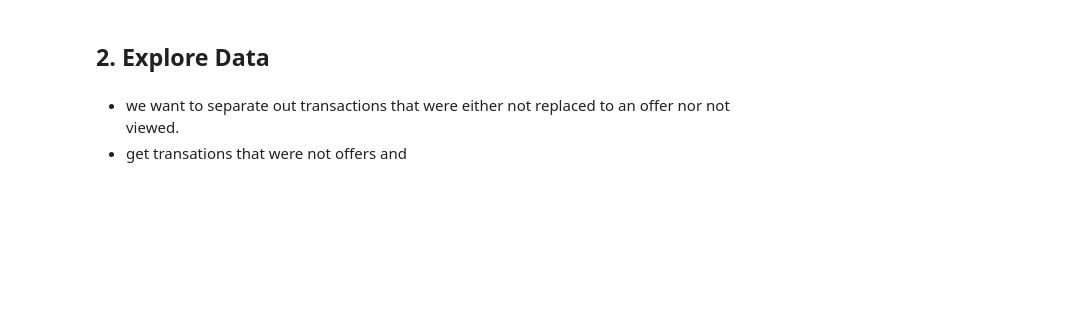
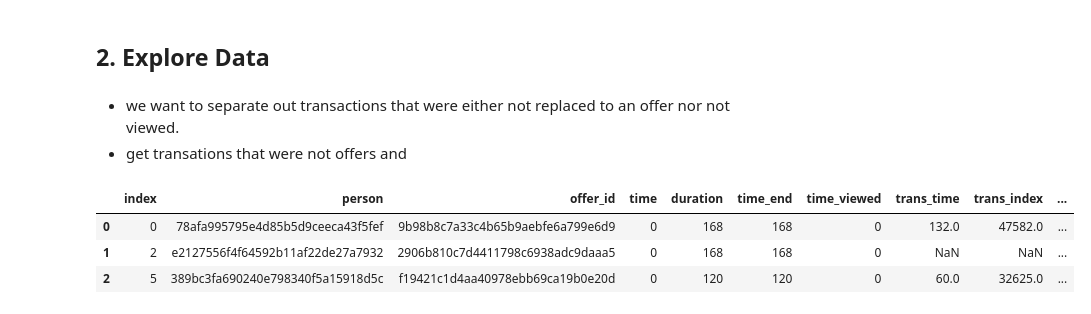
Before and after one commit to TomCanty/StarbucksCapstone, a Jupyter notebook: Starbucks_Capstone_notebook.ipynb, the cells around one changed output. Cells and saved outputs as stored; diff of their text form; code cells hidden in the pictures; blank space fills up the shorter version.

```diff
--- a/Starbucks_Capstone_notebook.ipynb
+++ b/Starbucks_Capstone_notebook.ipynb
@@ -296,0 +383,9 @@ t_matched2_new.head()
+# %%
+def repl_time_nan(row):
+    '''
+    '''
+    if np.isnan(row.trans_time):
+        row.trans_time = row.time_end + 1
+    return row
+# %%
+t_matched2_new = t_matched2_new.progress_apply(repl_time_nan,axis=1)
@@ -600,0 +533,7 @@ def user_and_option(arr1, arr2):
+# %%
+t_matched2_new.head(3)
+# %% [output]
+|  | index | person | offer_id | time | duration | time_end | time_viewed | trans_time | trans_index | ... |
+| 0 | 0 | 78afa995795e4d85b5d9ceeca43f5fef | 9b98b8c7a33c4b65b9aebfe6a799e6d9 | 0 | 168 | 168 | 0 | 132.0 | 47582.0 | ... |
+| 1 | 2 | e2127556f4f64592b11af22de27a7932 | 2906b810c7d4411798c6938adc9daaa5 | 0 | 168 | 168 | 0 | NaN | NaN | ... |
+| 2 | 5 | 389bc3fa690240e798340f5a15918d5c | f19421c1d4aa40978ebb69ca19b0e20d | 0 | 120 | 120 | 0 | 60.0 | 32625.0 | ... |
```
Also changed, not shown: parts of 71 cells of this notebook, 2 other files.
